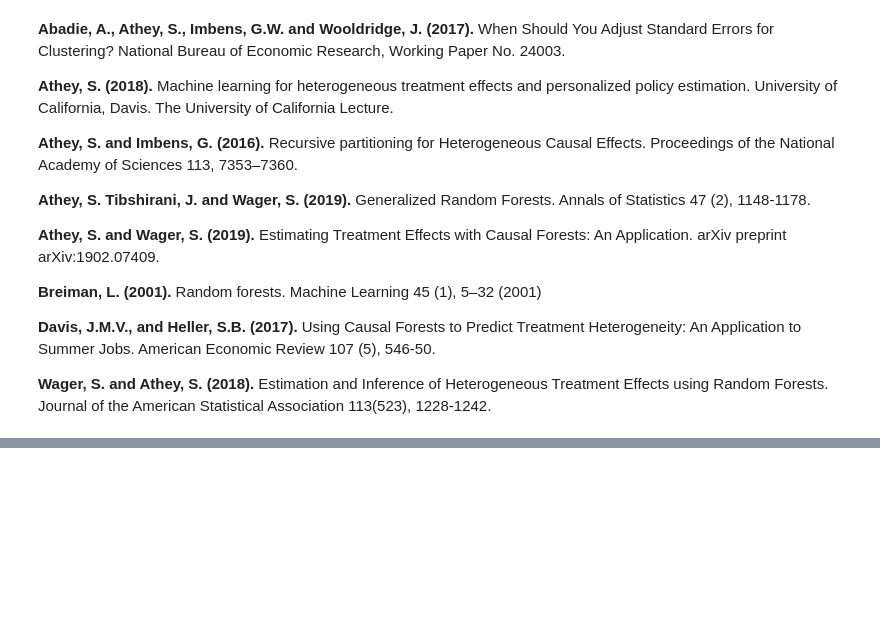
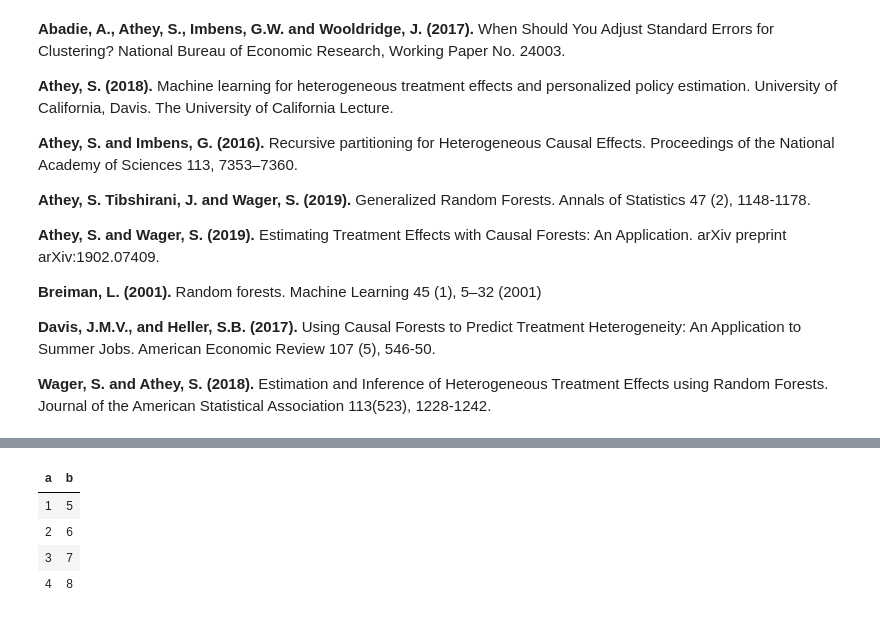
Before and after one commit to gerwinkiessling/CompStat, a Jupyter notebook: Project_Corruption.ipynb, the cells around one changed output, grey strips where cells are left out. Cells and saved outputs as stored; diff of their text form; code cells hidden in the pictures; blank space fills up the shorter version.

```diff
--- a/Project_Corruption.ipynb
+++ b/Project_Corruption.ipynb
@@ -427,0 +430,12 @@ estimation. University of California, Davis. The University of California Lectur
+# %%
+c<-data.frame(a=c(1,2,3,4), b=c(5,6,7,8))
+if (1==0){
+c$a<-c$a-c$b
+    }
+c
+# %% [output]
+| a | b |
+| 1 | 5 |
+| 2 | 6 |
+| 3 | 7 |
+| 4 | 8 |
```
Also changed, not shown: parts of 29 cells of this notebook.
